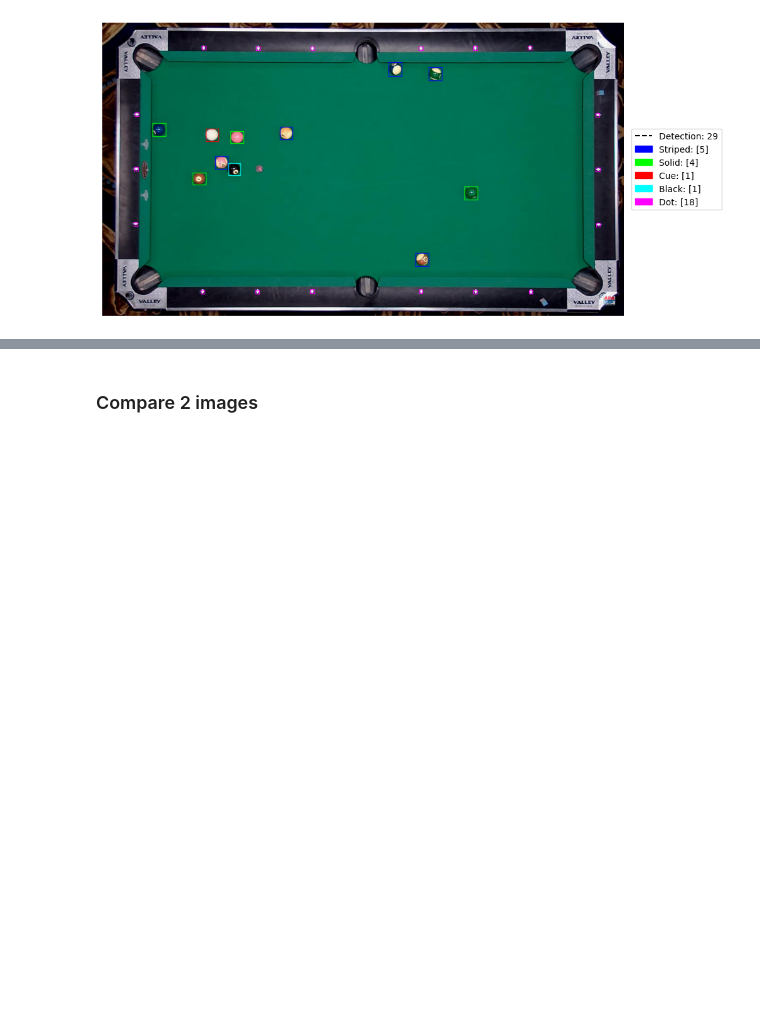
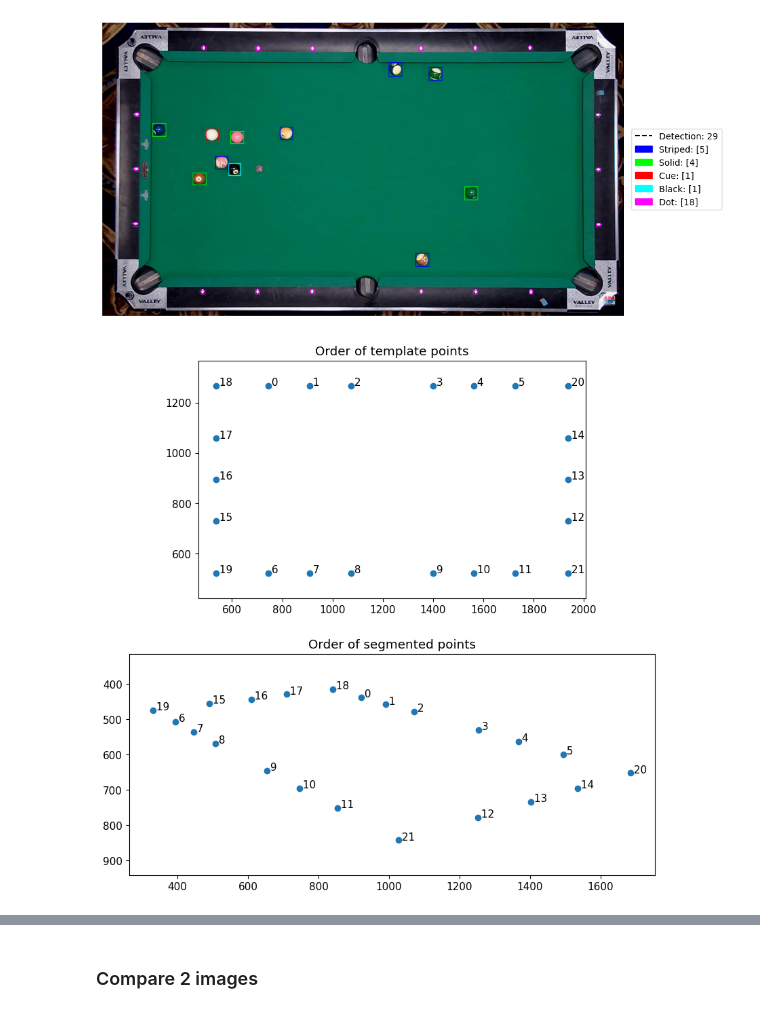
Before and after one commit to viktorseba/pix2pockets, a Jupyter notebook: pix2pockets_demo.ipynb, the cells around one changed output, grey strips where cells are left out. Cells and saved outputs as stored; diff of their text form; code cells hidden in the pictures; blank space fills up the shorter version.

```diff
--- a/pix2pockets_demo.ipynb
+++ b/pix2pockets_demo.ipynb
@@ -124,21 +124,23 @@ saved to plot_export\plot_bboxes_0.png
 # %%
 %matplotlib inline
 # Use HomographyMapping to extract lines and convert to RL environment format
 
 label = 't' # used for saving files only
 thres = 3
 
 dots_newformat = detections[detections[:, 5]==4]
 balls_newformat = detections[detections[:, 5]!=4]
 
 Object = HomographyMapping(label,dots_newformat[:,0:2],thres,image_as_cv2,balls_newformat,datanum,save_folder)
 Object.extract_lines()
 
 # Object.plot_lines(save=True)
-# Object.plot_template(save=True)
+Object.plot_template(save=True)
 
 # extract results from topview image
 H, template_points, found_points, ball_H, dist_error, viewtype, warpedim = Object.extract_things_we_might_need()
+# %% [output]
+[figure, added]
 # %%
 rl_balls = Object.to_RL()
 # %%
```
Also changed, not shown: parts of 14 cells of this notebook, 4 other files.
